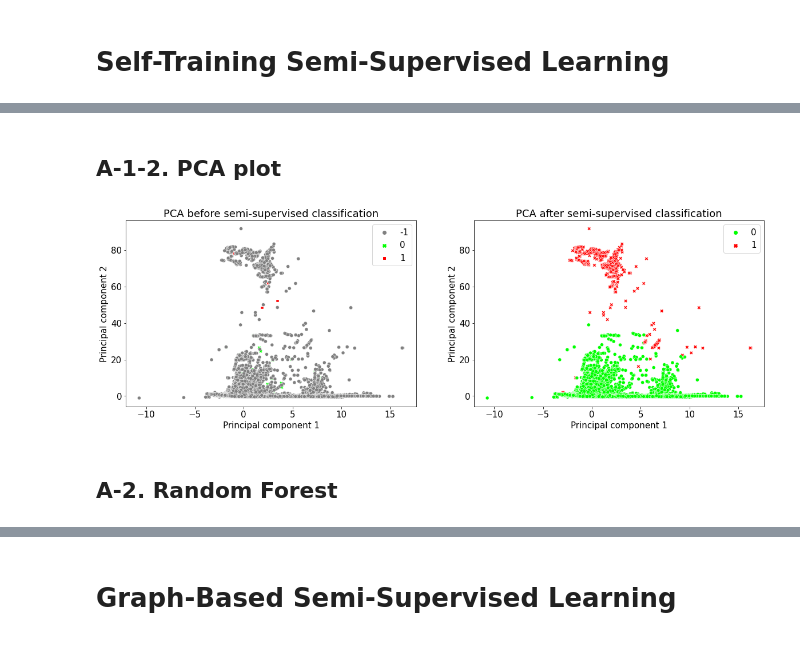
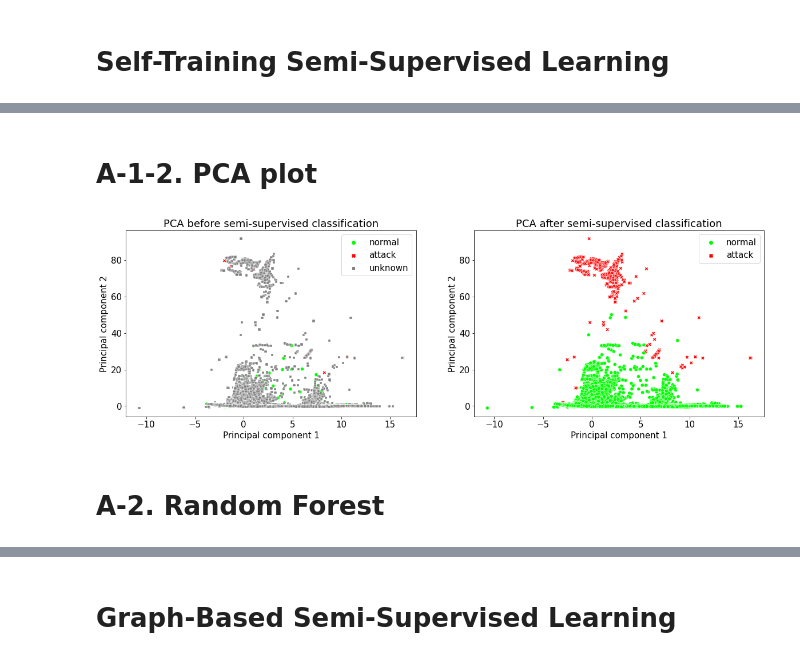
Before and after one commit to Owerre/Anomaly-Detection, a Jupyter notebook: Network-intrusion/notebooks/04-semi-supervised_ml.ipynb, the cells around one changed output, grey strips where cells are left out. Cells and saved outputs as stored; diff of their text form; code cells hidden in the pictures.

```diff
--- a/Network-intrusion/notebooks/04-semi-supervised_ml.ipynb
+++ b/Network-intrusion/notebooks/04-semi-supervised_ml.ipynb
@@ -182,13 +190,17 @@ weighted avg       1.00      1.00      1.00    570098
 
 ------------------------------------------------------------
 # %% [markdown]
-## A-1-2. PCA plot
+# A-1-2. PCA plot
-# %%
-transfxn.plot_pca(X_train_scaled, y_train, lr_y_pred)
-# %% [output]
-[figure, removed]
+# %%
+# Re-encode the class variable
+y_train_ = pd.Series(y_train).map({0:'normal',1: 'attack', -1: 'unknown'})
+lr_y_pred = pd.Series(lr_y_pred).map({0:'normal',1: 'attack'})
+
+transfxn.plot_pca(X_train_scaled, y_train_, lr_y_pred)
+# %% [output]
+[figure, added]
 # %% [markdown]
-## A-2. Random Forest
+# A-2. Random Forest
 # %%
 param_dist = {'n_estimators':100, 'random_state':42}
 rf_base_classifier = RandomForestClassifier(**param_dist)
```
Also changed, not shown: parts of 24 cells of this notebook, 2 other files.
